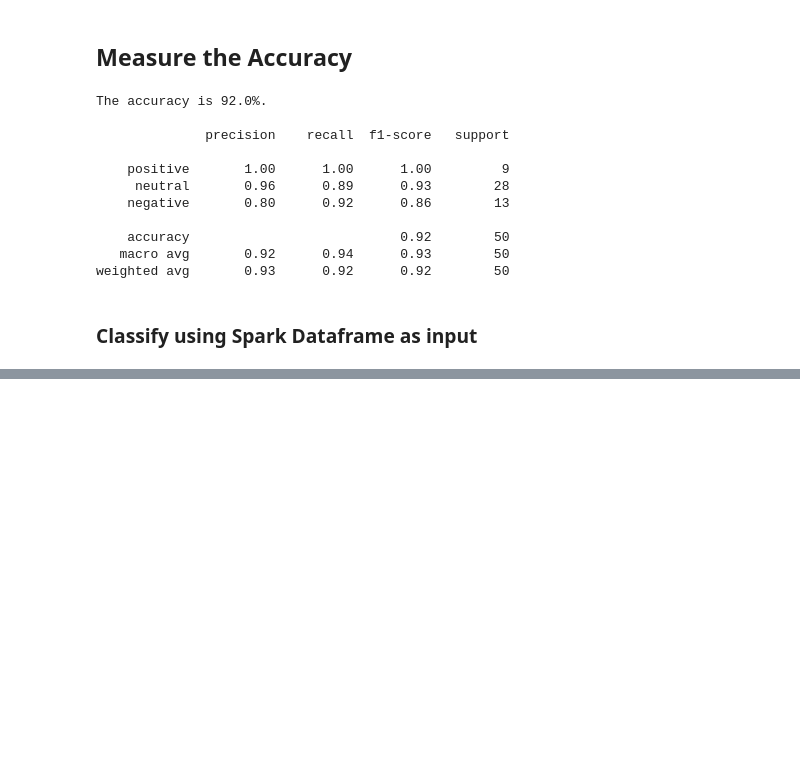
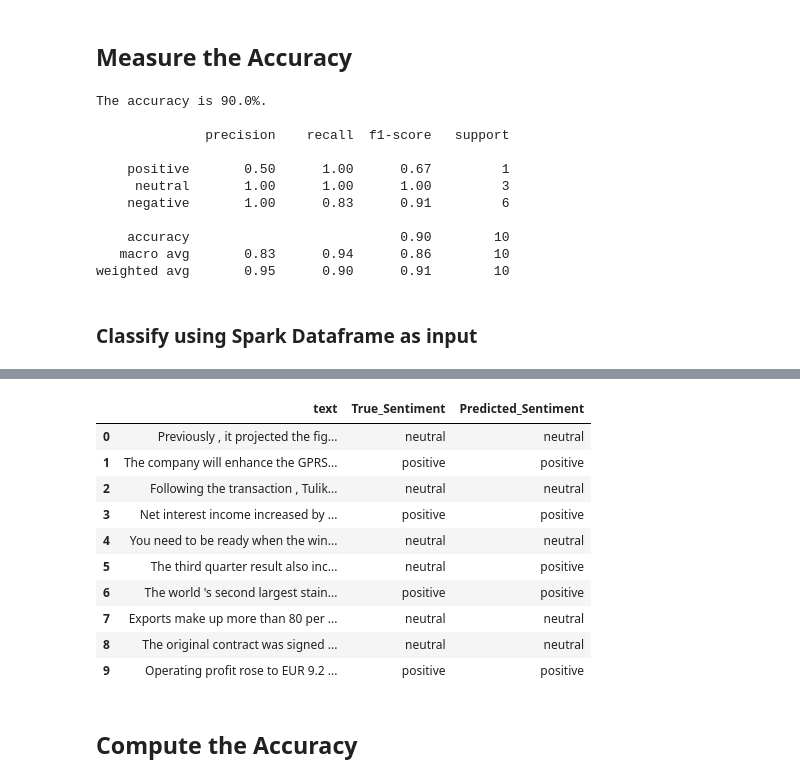
Before and after one commit to Maksym-Tymchenko/johnsnow, a Jupyter notebook: CLASS_FOR_SENTIMENT_DETECTION_USING_SNOW_LABS_PIPELINES.ipynb, the cells around one changed output, grey strips where cells are left out. Drawn from its saved outputs; the diff is of its cells as text; code cells hidden in the pictures; blank space fills up the shorter version.

```diff
--- a/CLASS_FOR_SENTIMENT_DETECTION_USING_SNOW_LABS_PIPELINES.ipynb
+++ b/CLASS_FOR_SENTIMENT_DETECTION_USING_SNOW_LABS_PIPELINES.ipynb
@@ -416,8 +401,8 @@ Classification 75.0% done.
 # %%
 from sklearn.metrics import classification_report
 
-y_true = df['True Sentiment'].to_numpy()
-y_pred = df['Predicted Sentiment'].to_numpy()
+y_true = df_pandas['True_Sentiment'].to_numpy()
+y_pred = df_pandas['Predicted_Sentiment'].to_numpy()
 
 print(f"The accuracy is {100* sum(y_true==y_pred)/len(y_true)}%. \n")
 
@@ -426,16 +411,65 @@ target_names = ['positive', 'neutral', 'negative']
 # Compute classification metrics - poor accuracy
 print(classification_report(y_true, y_pred, target_names=target_names))
 # %% [output]
-The accuracy is 92.0%.
+The accuracy is 90.0%.
 
               precision    recall  f1-score   support
 
-    positive       1.00      1.00      1.00         9
-     neutral       0.96      0.89      0.93        28
-    negative       0.80      0.92      0.86        13
+    positive       0.50      1.00      0.67         1
+     neutral       1.00      1.00      1.00         3
+    negative       1.00      0.83      0.91         6
 
-    accuracy                           0.92        50
-   macro avg       0.92      0.94      0.93        50
-weighted avg       0.93      0.92      0.92        50
+    accuracy                           0.90        10
+   macro avg       0.83      0.94      0.86        10
+weighted avg       0.95      0.90      0.91        10
 # %% [markdown]
 ### Classify using Spark Dataframe as input
+# %%
+from pyspark.sql.functions import array_join
+from pyspark.sql.functions import col, explode, expr, greatest
+
+# Define pretrained pipeline
+# pipeline = PretrainedPipeline("classifierdl_bertwiki_finance_sentiment_pipeline", lang = 'en')
+
+# Convert to spark dataframe for faster prediction
+df_spark = spark.createDataFrame(df_pandas)
+
+# Measure how long it takes
+start = time.time()
+
+# Predict the sentiment
+df_spark = pipeline.transform(df_spark)
+
+# print(df_spark.first()['class'])
+# df_spark.printSchema()
+
+#Extract sentiment score
+# df_spark_scores = df_spark.select(explode(col("class.metadata")).alias("metadata")).select(col("metadata")["positive"].alias("positive"),
+                                                                                    # col("metadata")["neutral"].alias("neutral"),
+                                                                                    # col("metadata")["negative"].alias("negative"),)
+
+# df_spark_scores = df_spark_scores.withColumn('max_val', greatest('positive', 'negative', 'neutral')) # Doesn't work because of scientific notation
+
+# df_spark_scores.show()
+
+
+# Extract only targets and labels
+df_spark = df_spark.select("text", "True_Sentiment", "class.result")
+
+# Rename to Predicted Sentiment
+df_spark = df_spark.withColumnRenamed("result","Predicted_Sentiment")
+
+# Convert sentiment from a list to a string
+df_spark = df_spark.withColumn("Predicted_Sentiment", array_join("Predicted_Sentiment", ""))
+
+# Convert to pandas dataframe for postprocessing (https://towardsdatascience.com/text-classification-in-spark-nlp-with-bert-and-universal-sentence-encoders-e644d618ca32)
+df_pandas = df_spark.toPandas()
+
+# df_pandas["Predicted_Sentiment"] = df_pandas["Predicted_Sentiment"].apply(lambda x: x[0]) # Alternative to convert list to string
+
+end = time.time()
+
+print(f"{end-start} seconds elapsed to classify {num_sentences} sentences.")
+
+df_pandas
+# %% [output]
@@ -441,0 +477,13 @@ weighted avg       0.93      0.92      0.92        50
+|  | text | True_Sentiment | Predicted_Sentiment |
+| 0 | Previously , it projected the fig... | neutral | neutral |
+| 1 | The company will enhance the GPRS... | positive | positive |
+| 2 | Following the transaction , Tulik... | neutral | neutral |
+| 3 | Net interest income increased by ... | positive | positive |
+| 4 | You need to be ready when the win... | neutral | neutral |
+| 5 | The third quarter result also inc... | neutral | positive |
+| 6 | The world 's second largest stain... | positive | positive |
+| 7 | Exports make up more than 80 per ... | neutral | neutral |
+| 8 | The original contract was signed ... | neutral | neutral |
+| 9 | Operating profit rose to EUR 9.2 ... | positive | positive |
+# %% [markdown]
+## Compute the Accuracy
```
Also changed, not shown: parts of 11 cells of this notebook.
